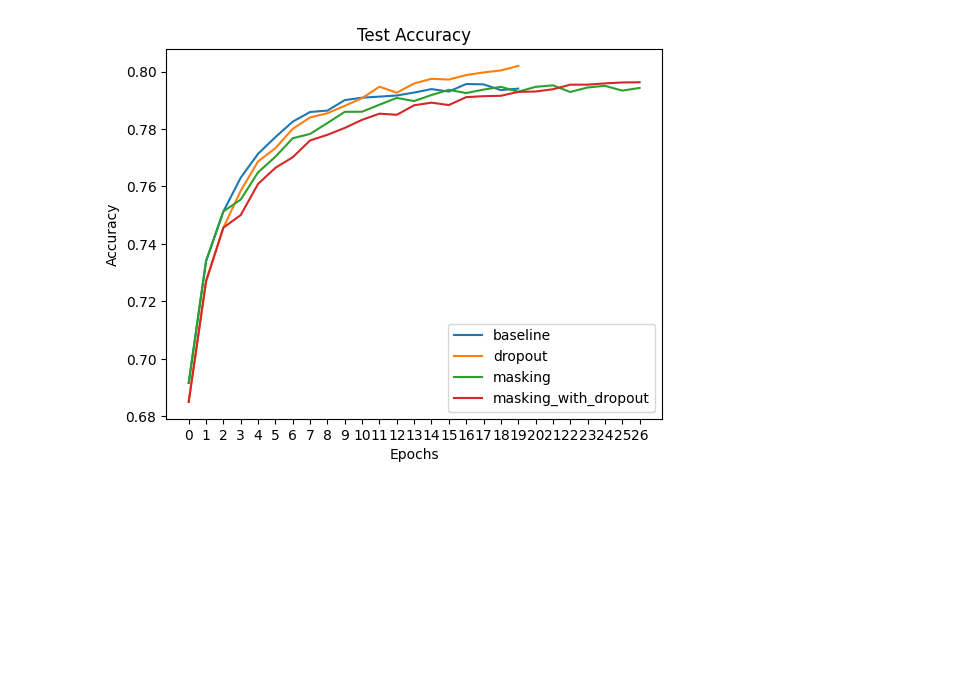
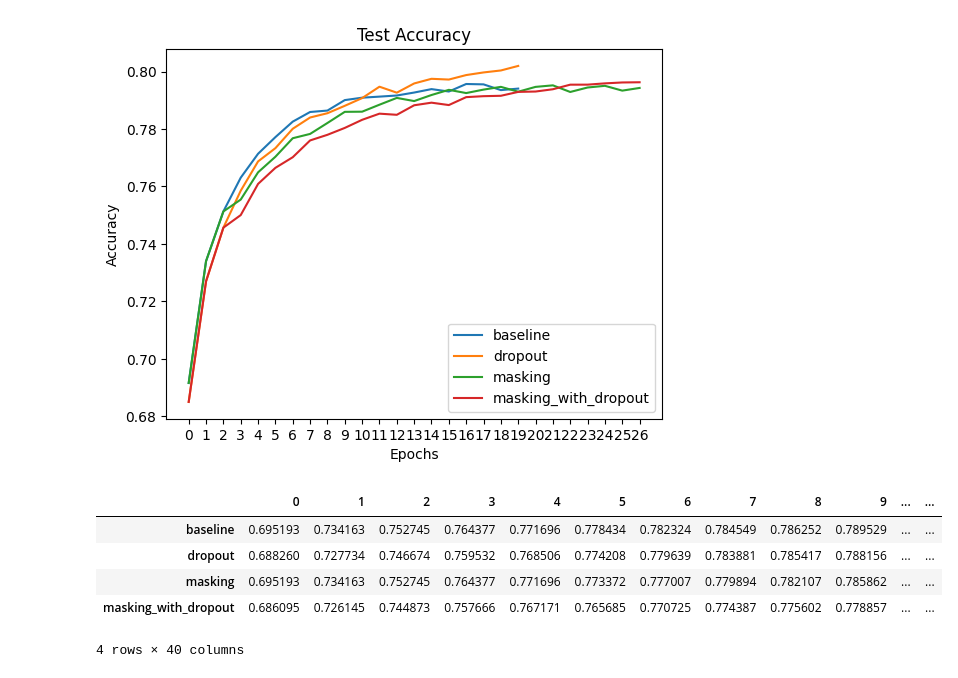
Before and after one commit to google/evojax, a Jupyter notebook: evojax/data_exploration.ipynb, the cells around one changed output. Saved outputs shown, nothing was run; the diff lists cells and outputs as text; code cells hidden in the pictures; blank space fills up the shorter version.

```diff
--- a/evojax/data_exploration.ipynb
+++ b/evojax/data_exploration.ipynb
@@ -80,0 +83,11 @@ plt.show()
+# %%
+all_tests = df.loc[pd.IndexSlice[:, 'test', :], :]
+mean_test_acc = all_tests.groupby(level=0).mean()
+mean_test_acc
+# %% [output]
+|  | 0 | 1 | 2 | 3 | 4 | 5 | 6 | 7 | 8 | 9 | ... | ... |
+| baseline | 0.695193 | 0.734163 | 0.752745 | 0.764377 | 0.771696 | 0.778434 | 0.782324 | 0.784549 | 0.786252 | 0.789529 | ... | ... |
+| dropout | 0.688260 | 0.727734 | 0.746674 | 0.759532 | 0.768506 | 0.774208 | 0.779639 | 0.783881 | 0.785417 | 0.788156 | ... | ... |
+| masking | 0.695193 | 0.734163 | 0.752745 | 0.764377 | 0.771696 | 0.773372 | 0.777007 | 0.779894 | 0.782107 | 0.785862 | ... | ... |
+| masking_with_dropout | 0.686095 | 0.726145 | 0.744873 | 0.757666 | 0.767171 | 0.765685 | 0.770725 | 0.774387 | 0.775602 | 0.778857 | ... | ... |
+4 rows × 40 columns
```
Also changed, not shown: parts of 2 cells of this notebook, 3 other files.
